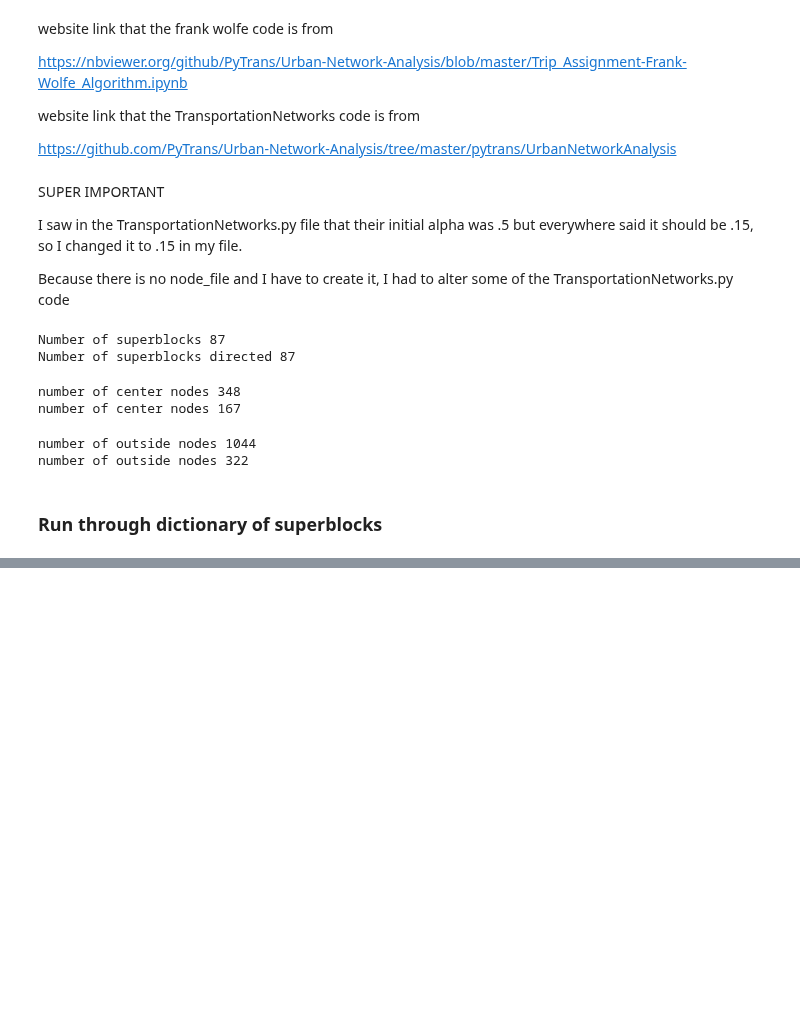
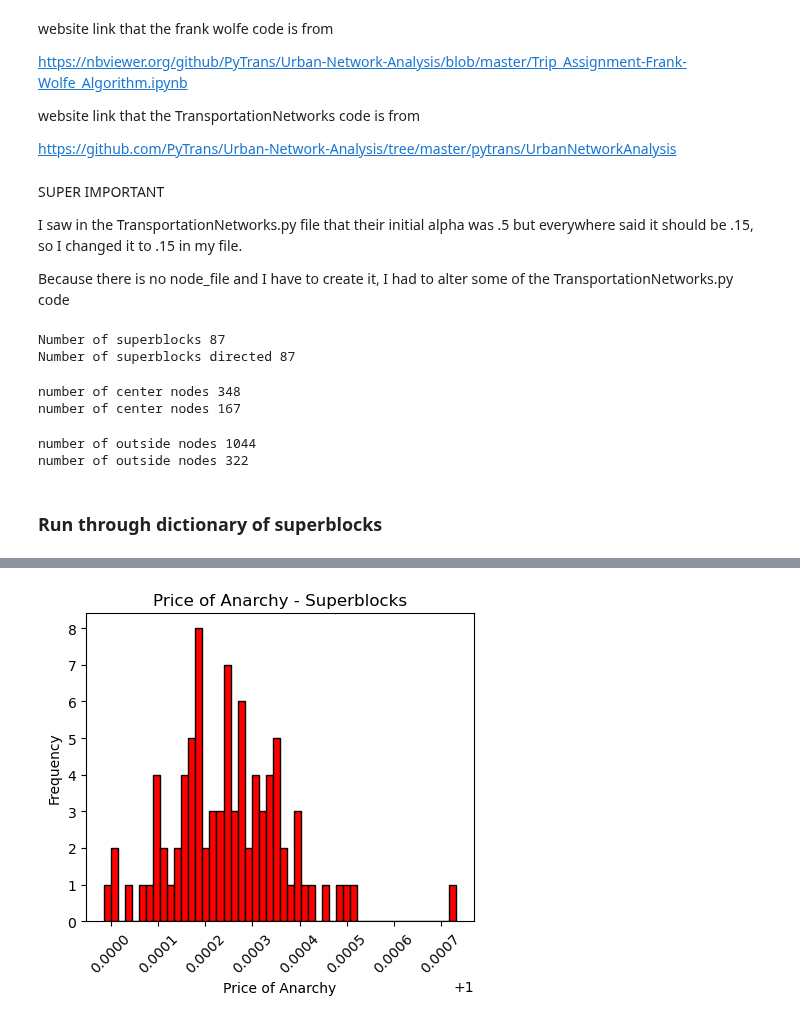
Before and after one commit to claricemottet/Barcelona_Superblock_Placement_Optimization, a Jupyter notebook: networks_bcn.ipynb, the cells around one changed output, grey strips where cells are left out. Saved outputs shown, nothing was run; the diff lists cells and outputs as text; code cells hidden in the pictures; blank space fills up the shorter version.

```diff
--- a/networks_bcn.ipynb
+++ b/networks_bcn.ipynb
@@ -738,0 +790,26 @@ path_out_social_ = r'/home/clarice/Documents/VSCode/Term2_Networks/final_project
+# %%
+df_base = df_nash_base.merge(df_social_base, how = 'left', on = ['block_iter'])
+
+df_base.columns
+
+df_base.columns = ['block_iter', 'overall_travel_time_nash', 'overall_total_cost_nash',
+       'overall_total_cost_log_nash',
+       'overall_travel_time_social', 'overall_total_cost_social',
+       'overall_total_cost_log_social']
+df_base['poa'] = df_base['overall_travel_time_nash']/df_base['overall_travel_time_social']
+
+df_blocks = df_nash.merge(df_social, how = 'left', on = ['block_iter'])
+
+df_blocks.columns = ['block_iter', 'overall_travel_time_nash', 'overall_total_cost_nash',
+       'overall_total_cost_log_nash', 'cost_diff_nash', 'cost_log_diff_nash',
+       'time_diff_nash', 'overall_travel_time_social', 'overall_total_cost_social',
+       'overall_total_cost_log_social', 'cost_diff_social', 'cost_log_diff_social',
+       'time_diff_social']
+
+df_blocks.loc[df_blocks['overall_travel_time_social'].isna(), 'overall_travel_time_social'] = df_blocks['overall_travel_time_nash']
+
+df_blocks['poa'] = df_blocks['overall_travel_time_nash']/df_blocks['overall_travel_time_social']
+
+df_blocks['poa_diff'] = df_blocks['poa'] - df_base.loc[0,'poa']
+
+df_blocks
@@ -738,0 +890,13 @@ path_out_social_ = r'/home/clarice/Documents/VSCode/Term2_Networks/final_project
+# %%
+# Assuming df_blocks and the 'poa' column are properly defined, here's the updated code
+# to create the histogram with axis values rotated 45 degrees.
+
+plt.figure(figsize=(5, 4))
+plt.hist(df_blocks['poa'], bins=50, color='red', edgecolor='black')
+plt.title('Price of Anarchy - Superblocks')
+plt.xlabel('Price of Anarchy')
+plt.ylabel('Frequency')
+plt.xticks(rotation=45)
+plt.show()
+# %% [output]
+[figure, added]
```
Also changed, not shown: parts of 13 cells of this notebook, 36 other files.
